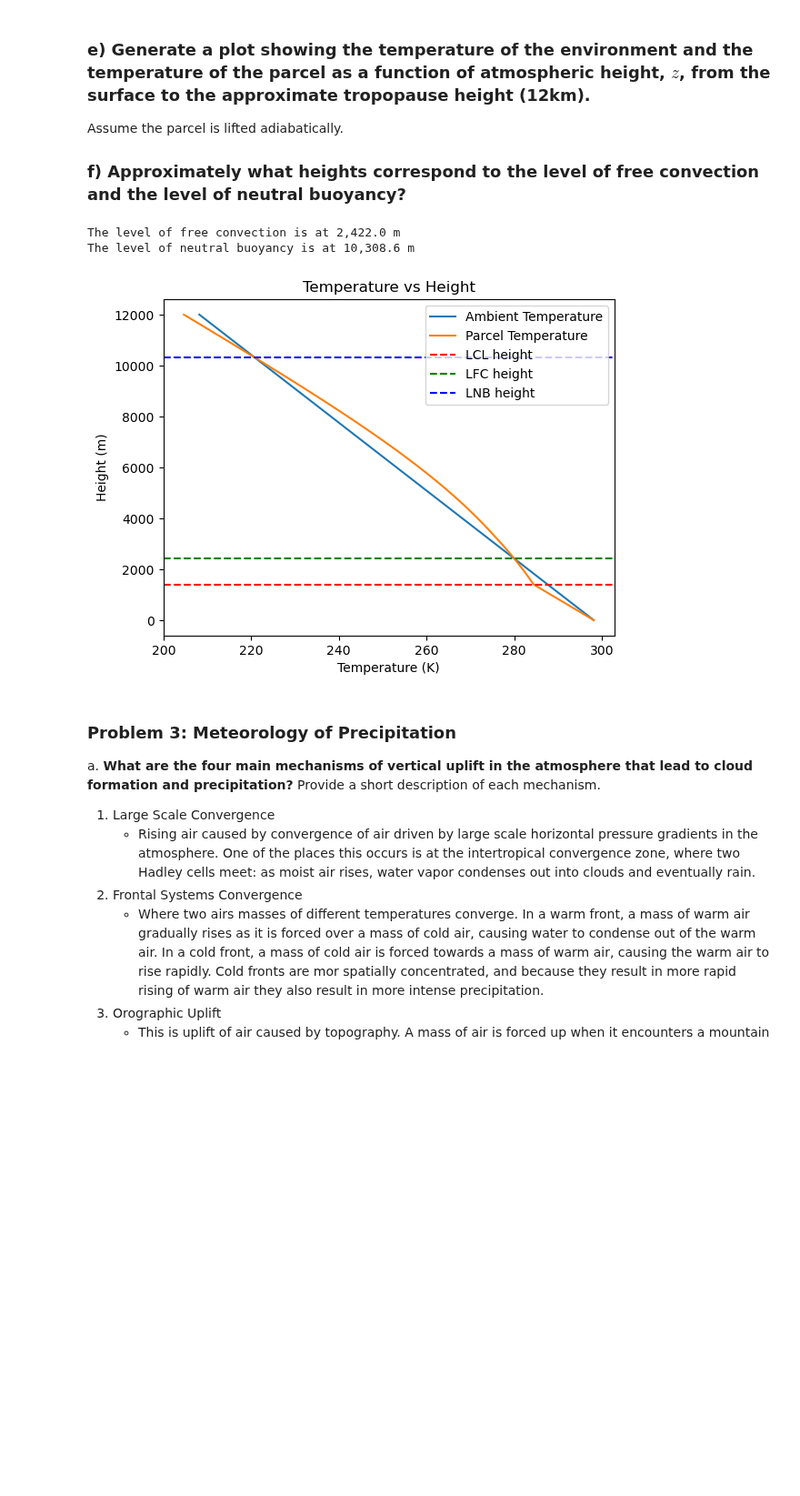
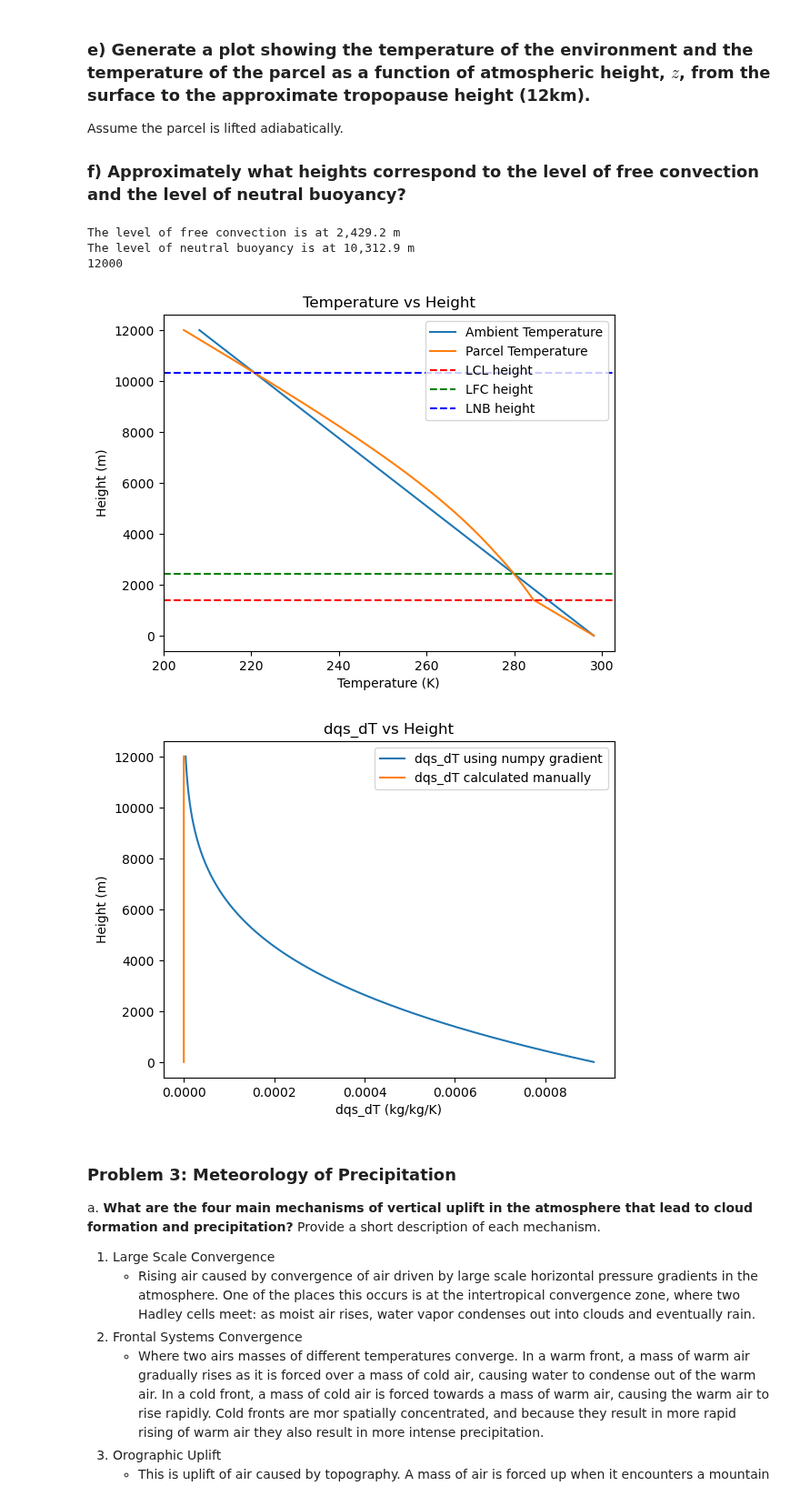
Before and after one commit to atdunwoody/EcoHydro, a Jupyter notebook: CIVE 520/HW2.ipynb, the cells around one changed output. Shown at 91% size. Cells and saved outputs as stored; diff of their text form; code cells hidden in the pictures; blank space fills up the shorter version.

```diff
--- a/CIVE 520/HW2.ipynb
+++ b/CIVE 520/HW2.ipynb
@@ -59,7 +59,7 @@ L_s = 2.83 * 10**6 #J/kg latent heat of sublimation
 rho_water = 1000 #kg/m^3 density of water
 g = 9.81 #m/s^2 acceleration due to gravity
 c_p = 1005 #J/kg/K specific heat of dry air at constant pressure
-
+z = np.linspace(0, 12000, 1000) #m height
 
 
 def calc_ambient_temp(z):
@@ -151,7 +151,7 @@ Assume the parcel is lifted adiabatically.
 
 ### f) **Approximately what heights correspond to the level of free convection and the level of neutral buoyancy?**
 # %%
-z = np.linspace(0, 12000, 1200) #height in meters
+z = np.linspace(0, 12000, 12000) #height in meters
 T = calc_ambient_temp(z)
 P = calc_ambient_pressure(z)
 
@@ -162,41 +162,55 @@ def calc_moist_lapse_rate(T, dqs_dT):
 
 #Numerically differentate q_s(z) with respect to T to find the moist adiabatic lapse rate
 dqs_dT = np.gradient(q_s(z), T)
+
+
 
 parcel_lapse_rate= np.where(z < LCL_height,
                             dry_lapse_rate, # Dry adiabatic lapse rate for the parcel before saturation
                             calc_moist_lapse_rate(T, dqs_dT)) # Moist adiabatic lapse rate for the parcel after saturation
 
 T_parcel = np.zeros(len(z))
 T_parcel[0] = T_s # Surface temperature
 
 dz = np.diff(z)[0] #height difference between each point, dz is evenly spaced so take first occurence
 
 # Compute temperature changes due to lapse rate for a given dz and apply cumulatively to surface temperature
 temperature_changes = np.cumsum(parcel_lapse_rate[1:] * dz) # first value is parcel surface temp
 T_parcel[1:] = T_s - temperature_changes
 
 #Find heights at which the parcel temperature equals the ambient temperature
 LFC = z[np.where(T_parcel > T)[0][0]] # First instance where parcel temp exceeds ambient temp
 LNB = z[np.where(T_parcel > T)[0][-1]] # Last instance where parcel temp exceeds ambient temp
 
 print(f"The level of free convection is at {LFC:,.1f} m")
 print(f"The level of neutral buoyancy is at {LNB:,.1f} m")
 
+print(len(dqs_dT))
 plt.plot(T, z, label='Ambient Temperature')
 plt.plot(T_parcel, z, label='Parcel Temperature')
 plt.axhline(y=LCL_height, color='r', linestyle='--', label='LCL height')
 plt.axhline(y=LFC, color='g', linestyle='--', label='LFC height')
 plt.axhline(y=LNB, color='b', linestyle='--', label='LNB height')
 plt.xlabel('Temperature (K)')
 plt.ylabel('Height (m)')
 plt.title('Temperature vs Height')
 plt.legend()
 plt.show()
+
+#plot to compare dqs_dT calculated manually and using numpy gradient
+plt.plot(dqs_dT, z, label='dqs_dT using numpy gradient')
+plt.plot(dqs_dT_man, z, label='dqs_dT calculated manually')
+plt.xlabel('dqs_dT (kg/kg/K)')
+plt.ylabel('Height (m)')
+plt.title('dqs_dT vs Height')
+plt.legend()
+plt.show()
 # %% [output]
-The level of free convection is at 2,422.0 m
-The level of neutral buoyancy is at 10,308.6 m
+The level of free convection is at 2,429.2 m
+The level of neutral buoyancy is at 10,312.9 m
+12000
 [figure]
+[figure, added]
 # %% [markdown]
 ### **Problem 3: Meteorology of Precipitation**
 a. **What are the four main mechanisms of vertical uplift in the atmosphere that lead to cloud formation and precipitation?** Provide a short description of each mechanism.
```
Also changed, not shown: 15 other files.
